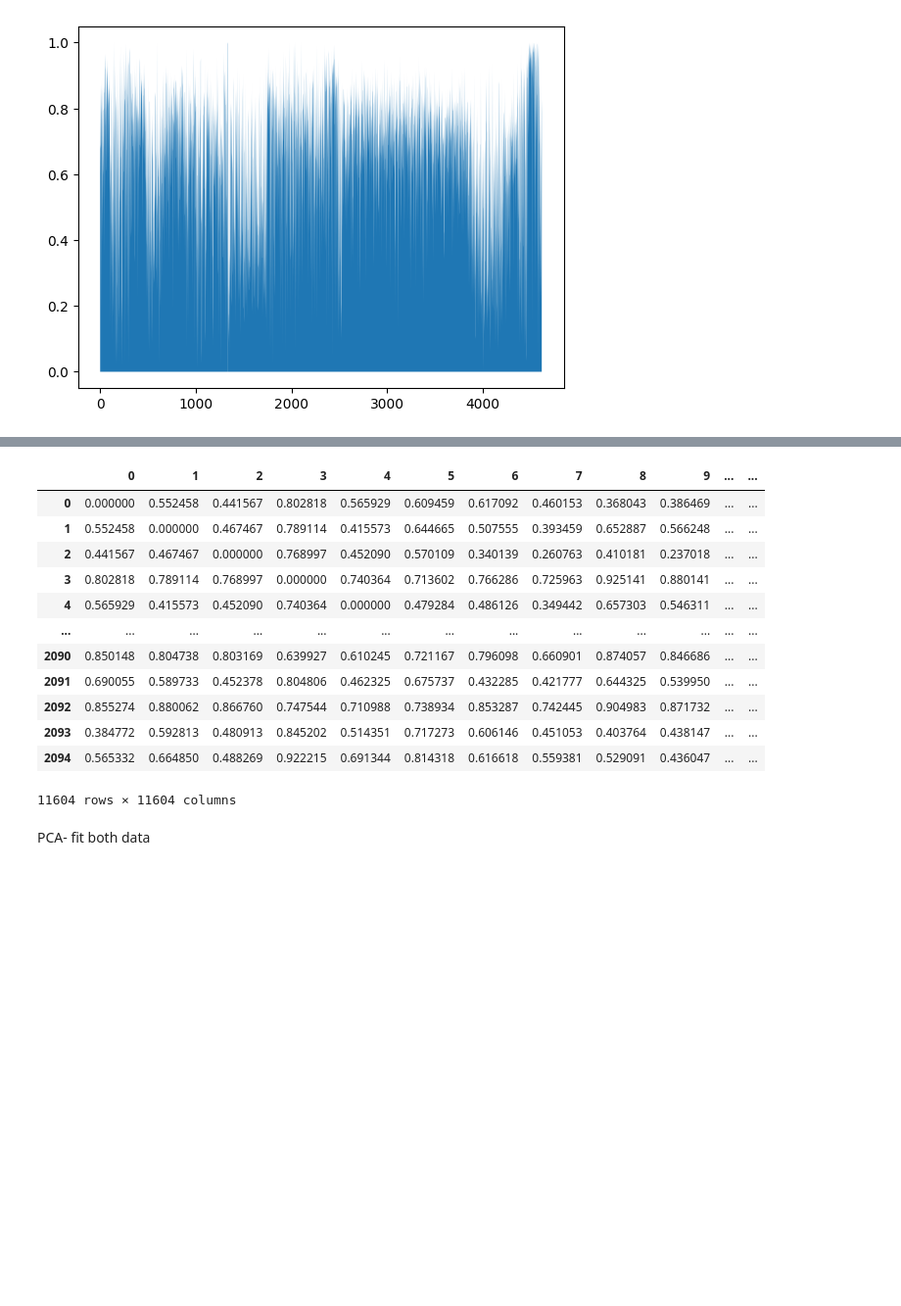
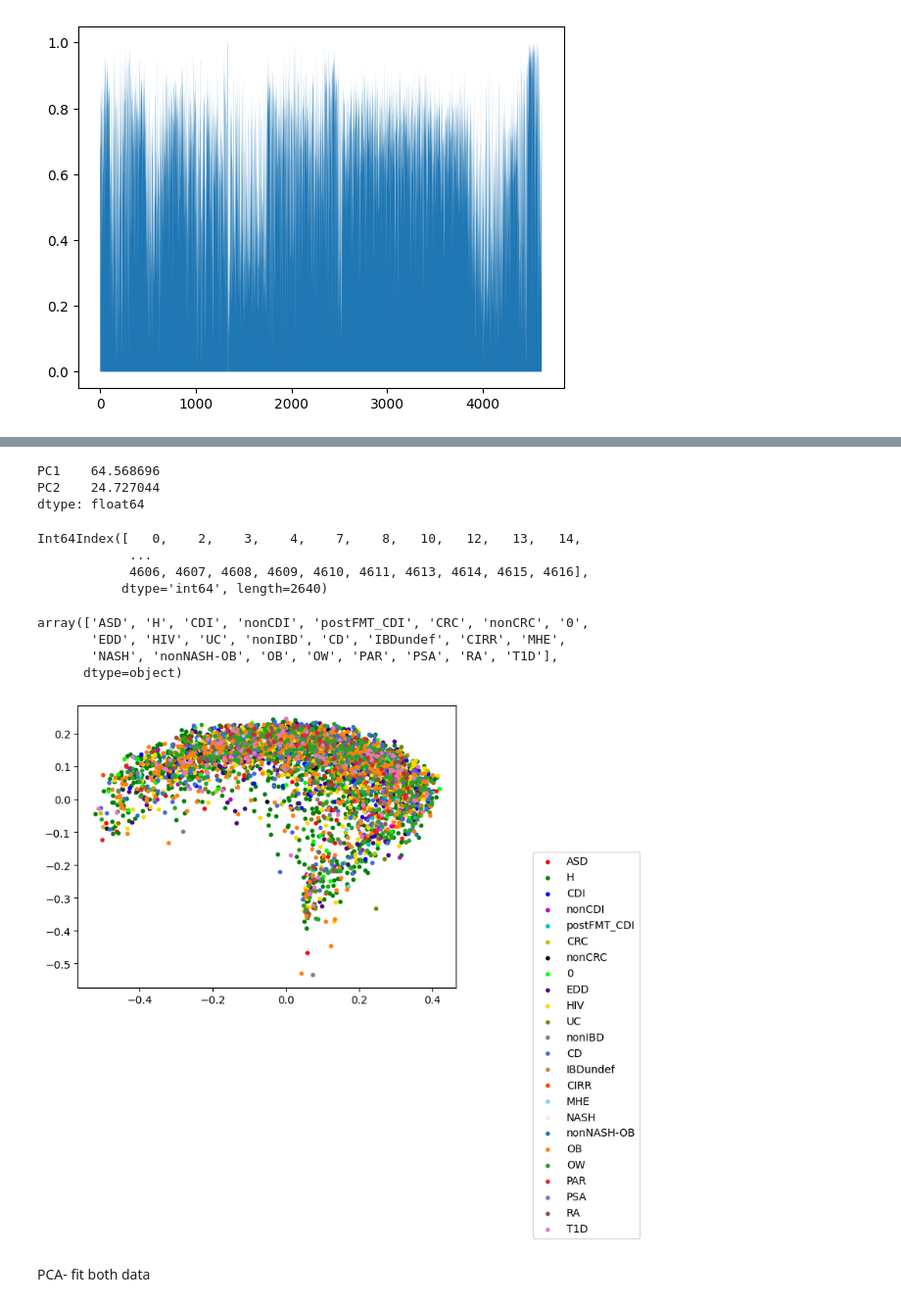
Before and after one commit to talnof1/microbiome_dysbiosis, a Jupyter notebook: american_gut/american_gut_pca.ipynb, the cells around one changed output, grey strips where cells are left out. Shown at 98% size. Cells and saved outputs as stored; diff of their text form; code cells hidden in the pictures; blank space fills up the shorter version.

```diff
--- a/american_gut/american_gut_pca.ipynb
+++ b/american_gut/american_gut_pca.ipynb
@@ -170,3 +308,5 @@ plt.fill_between(x, y,0, alpha=1)
+# %%
+pcoa_comp.index = dataHD_filtered.index
 # %%
 from sklearn.manifold import MDS
 from sklearn.metrics import pairwise_distances
@@ -188,16 +322,0 @@ distance_table = pd.DataFrame(pairwise_distances(all_data, metric="braycurtis"),
-# %%
-distance_table
-# %% [output]
-|  | 0 | 1 | 2 | 3 | 4 | 5 | 6 | 7 | 8 | 9 | ... | ... |
-| 0 | 0.000000 | 0.552458 | 0.441567 | 0.802818 | 0.565929 | 0.609459 | 0.617092 | 0.460153 | 0.368043 | 0.386469 | ... | ... |
-| 1 | 0.552458 | 0.000000 | 0.467467 | 0.789114 | 0.415573 | 0.644665 | 0.507555 | 0.393459 | 0.652887 | 0.566248 | ... | ... |
-| 2 | 0.441567 | 0.467467 | 0.000000 | 0.768997 | 0.452090 | 0.570109 | 0.340139 | 0.260763 | 0.410181 | 0.237018 | ... | ... |
-| 3 | 0.802818 | 0.789114 | 0.768997 | 0.000000 | 0.740364 | 0.713602 | 0.766286 | 0.725963 | 0.925141 | 0.880141 | ... | ... |
-| 4 | 0.565929 | 0.415573 | 0.452090 | 0.740364 | 0.000000 | 0.479284 | 0.486126 | 0.349442 | 0.657303 | 0.546311 | ... | ... |
-| ... | ... | ... | ... | ... | ... | ... | ... | ... | ... | ... | ... | ... |
-| 2090 | 0.850148 | 0.804738 | 0.803169 | 0.639927 | 0.610245 | 0.721167 | 0.796098 | 0.660901 | 0.874057 | 0.846686 | ... | ... |
-| 2091 | 0.690055 | 0.589733 | 0.452378 | 0.804806 | 0.462325 | 0.675737 | 0.432285 | 0.421777 | 0.644325 | 0.539950 | ... | ... |
-| 2092 | 0.855274 | 0.880062 | 0.866760 | 0.747544 | 0.710988 | 0.738934 | 0.853287 | 0.742445 | 0.904983 | 0.871732 | ... | ... |
-| 2093 | 0.384772 | 0.592813 | 0.480913 | 0.845202 | 0.514351 | 0.717273 | 0.606146 | 0.451053 | 0.403764 | 0.438147 | ... | ... |
-| 2094 | 0.565332 | 0.664850 | 0.488269 | 0.922215 | 0.691344 | 0.814318 | 0.616618 | 0.559381 | 0.529091 | 0.436047 | ... | ... |
-11604 rows × 11604 columns
@@ -209,5 +323,36 @@ distance_table
 # %%
 all_data = pd.concat([dataAmericans_filtered, dataHD_filtered])
+# %%
+bc_pc.proportion_explained[:2]*100
+# %% [output]
+PC1    64.568696
+PC2    24.727044
+dtype: float64
+# %%
+dataHD[dataHD['State'] == 'D'].index
+# %% [output]
+Int64Index([   0,    2,    3,    4,    7,    8,   10,   12,   13,   14,
+            ...
+            4606, 4607, 4608, 4609, 4610, 4611, 4613, 4614, 4615, 4616],
+           dtype='int64', length=2640)
+# %%
+dataHD['DiseaseState'].unique()
+# %% [output]
+array(['ASD', 'H', 'CDI', 'nonCDI', 'postFMT_CDI', 'CRC', 'nonCRC', '0',
+       'EDD', 'HIV', 'UC', 'nonIBD', 'CD', 'IBDundef', 'CIRR', 'MHE',
+       'NASH', 'nonNASH-OB', 'OB', 'OW', 'PAR', 'PSA', 'RA', 'T1D'],
+      dtype=object)
+# %%
+colors = ['r', 'g', 'b', 'm', 'c','y','k','lime','indigo','gold','olive','grey','royalblue','peru','orangered','skyblue','mistyrose', '#1f77b4', '#ff7f0e', '#2ca02c', '#d62728', '#9467bd', '#8c564b', '#e377c2', '#7f7f7f', '#bcbd22', '#17becf', 'b', 'g']
+# %%
+def plot_by(name):
+    for disease, color in zip(dataHD[name].unique(), colors):
+        plt.scatter(pcoa_comp.loc[dataHD[dataHD[name] == disease].index,'PC1'], pcoa_comp.loc[dataHD[dataHD[name] == disease].index,'PC2'],marker='o',s=10, color= color)
+    plt.legend(dataHD[name].unique(), bbox_to_anchor=(1, 0., 0.5, 0.5))
+# %%
+plot_by('DiseaseState')
+# %% [output]
+[figure, added]
 # %% [markdown]
 PCA- fit both data
 # %%
```
Also changed, not shown: parts of 27 cells of this notebook.
